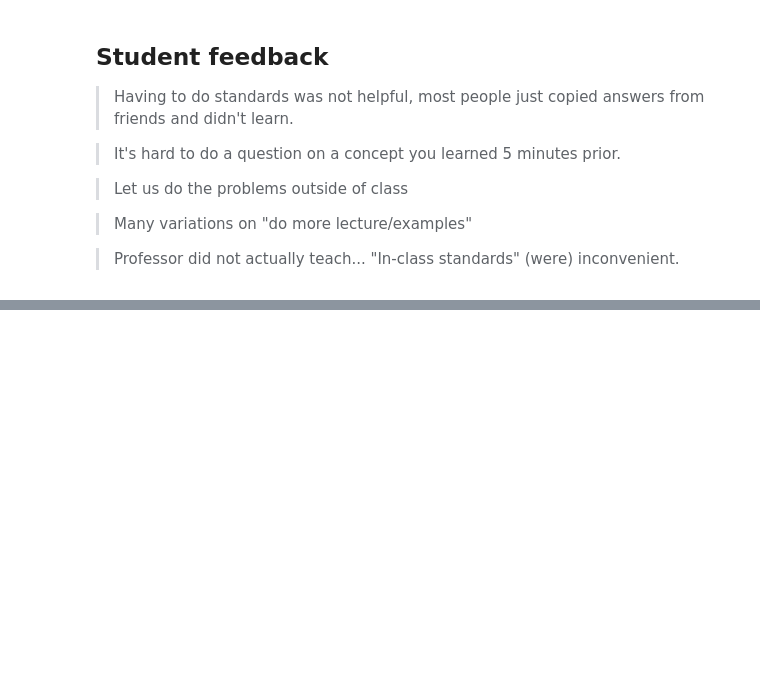
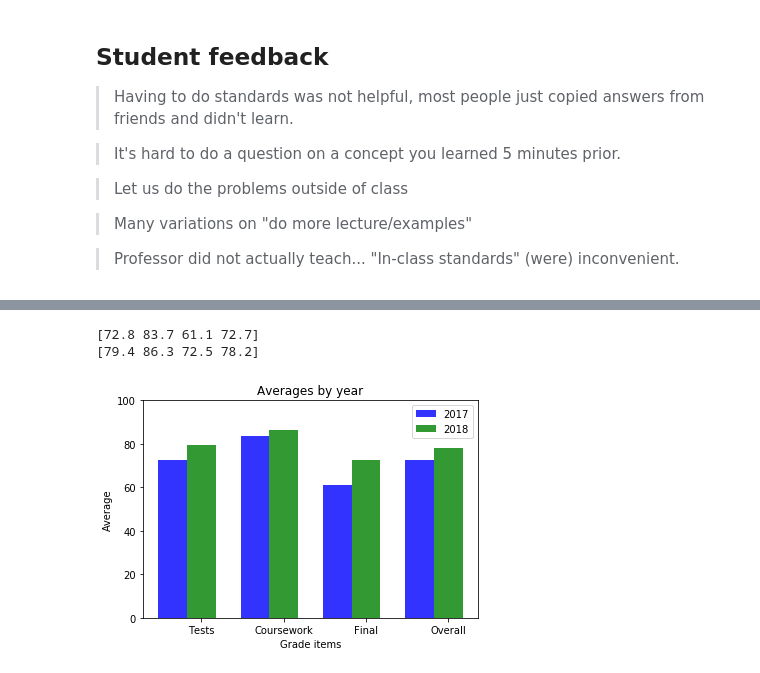
Before and after one commit to sean-fitzpatrick/SPARK2019, a Jupyter notebook: SPARK-SBG-2019.ipynb, the cells around one changed output, grey strips where cells are left out. Cells and saved outputs as stored; diff of their text form; code cells hidden in the pictures; blank space fills up the shorter version.

```diff
--- a/SPARK-SBG-2019.ipynb
+++ b/SPARK-SBG-2019.ipynb
@@ -98,0 +109,3 @@ Surprisingly, the biggest one was convincing students that "in-class exercises"
+# %%
+data17 = pd.read_csv("1560data2017.csv")
+data18 = pd.read_csv("1560data2018.csv")
@@ -98,0 +133,12 @@ Surprisingly, the biggest one was convincing students that "in-class exercises"
+# %%
+t17 = round(data17['Tests'].mean(),1)
+a17 = data17['Assignments'].mean()
+tut17 = data17['Tutorials'].mean()
+c17 = round(0.5*(a17+tut17),1)
+e17 = round(data17['Exam'].mean(),1)
+o17 = round(data17['Overall'].mean(),1)
+# %%
+t18 = round(data18['Tests'].mean(),1)
+c18 = round(data18['Standards'].mean(),1)
+e18 = round(data18['Exam'].mean(),1)
+o18 = round(data18['Overall'].mean(),1)
@@ -98,0 +149,8 @@ Surprisingly, the biggest one was convincing students that "in-class exercises"
+# %%
+a = np.array([t17,c17,e17,o17])
+b = np.array([t18,c18,e18,o18])
+print(a)
+print(b)
+# %% [output]
+[72.8 83.7 61.1 72.7]
+[79.4 86.3 72.5 78.2]
@@ -98,0 +161,30 @@ Surprisingly, the biggest one was convincing students that "in-class exercises"
+# %%
+# data to plot
+n_groups = 4
+means_17 = (t17, c17, e17, o17)
+means_18 = (t18, c18, e18, o18)
+
+# create plot
+fig, ax = plt.subplots()
+index = np.arange(n_groups)
+bar_width = 0.35
+opacity = 0.8
+
+ax.set_ylim([0, 100])
+rects1 = plt.bar(index, means_17, bar_width,
+alpha=opacity,
+color='b',
+label='2017')
+
+rects2 = plt.bar(index + bar_width, means_18, bar_width,
+alpha=opacity,
+color='g',
+label='2018')
+
+plt.xlabel('Grade items')
+plt.ylabel('Average')
+plt.title('Averages by year')
+plt.xticks(index + bar_width, ('Tests', 'Coursework', 'Final', 'Overall'))
+plt.legend();
+# %% [output]
+[figure, added]
```
Also changed, not shown: parts of 14 cells of this notebook, 4 other files.
